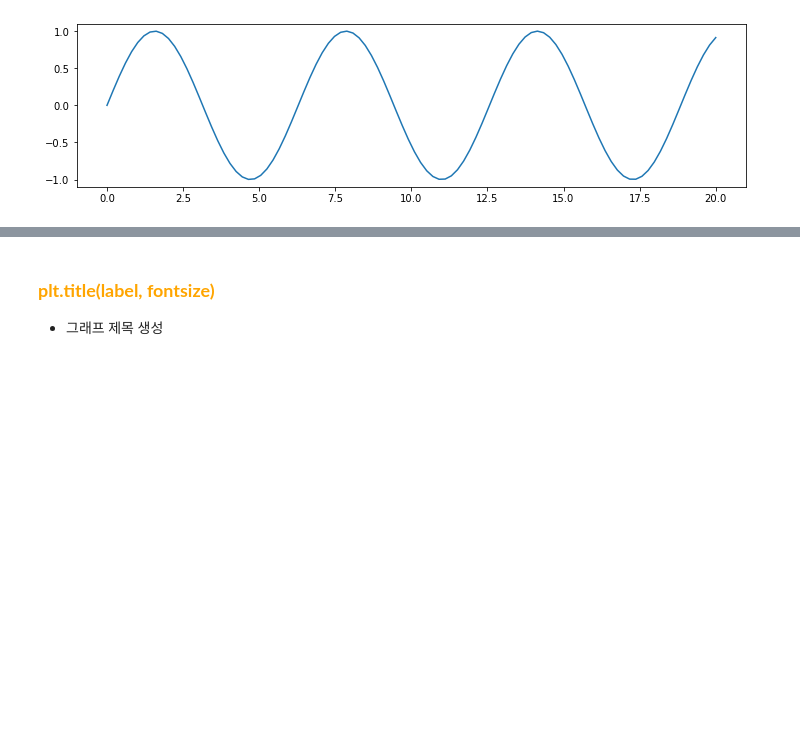
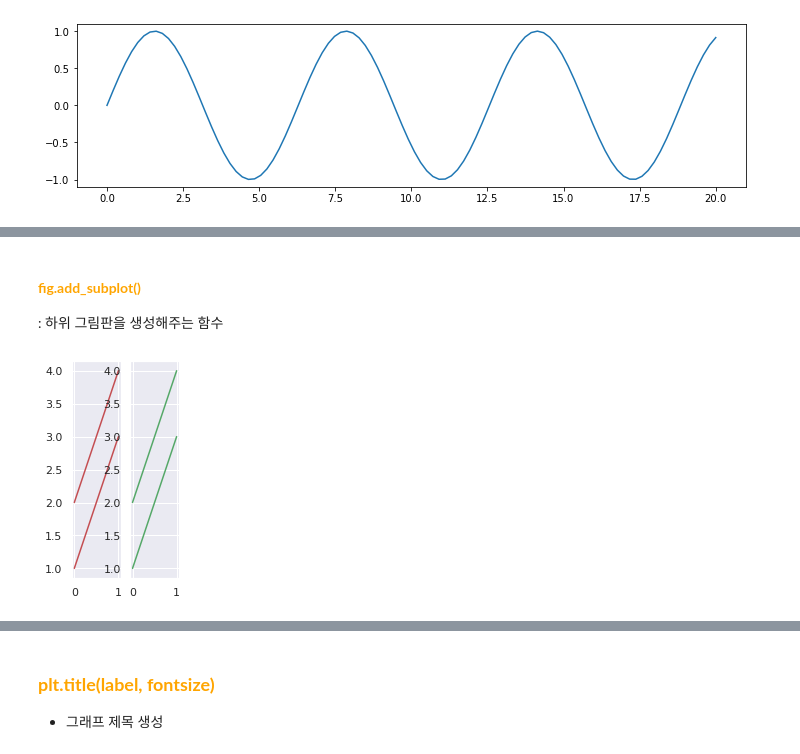
Before and after one commit to GaYounKoh/study, a Jupyter notebook: 2 따릉이/[1w] 0 따릉이 데이터를 활용한 데이터 분석, 학습단계.ipynb, the cells around one changed output, grey strips where cells are left out. Cells and saved outputs as stored; diff of their text form; code cells hidden in the pictures; blank space fills up the shorter version.

```diff
--- a/2 따릉이/[1w] 0 따릉이 데이터를 활용한 데이터 분석, 학습단계.ipynb
+++ b/2 따릉이/[1w] 0 따릉이 데이터를 활용한 데이터 분석, 학습단계.ipynb
@@ -86,0 +170,14 @@ plt.show()
+# %% [markdown]
+#### <span style = 'color:orange'> **fig.add_subplot()** </span>
+: 하위 그림판을 생성해주는 함수
+# %%
+fig = plt.figure()
+ax_1 = fig.add_subplot(1,2,1) # 가로, 세로, n번째 열; n은 1이상
+ax_2 = fig.add_subplot(1,2,2)
+
+_ = ax_1.plot([[1,2],[3,4]], c = 'r') # c는 color 옵션
+_ = ax_2.plot([[2,1],[4,3]], c = 'g')
+
+_ = plt.show()
+# %% [output]
+[figure, added]
```
Also changed, not shown: parts of 42 cells of this notebook, 34 other files.
